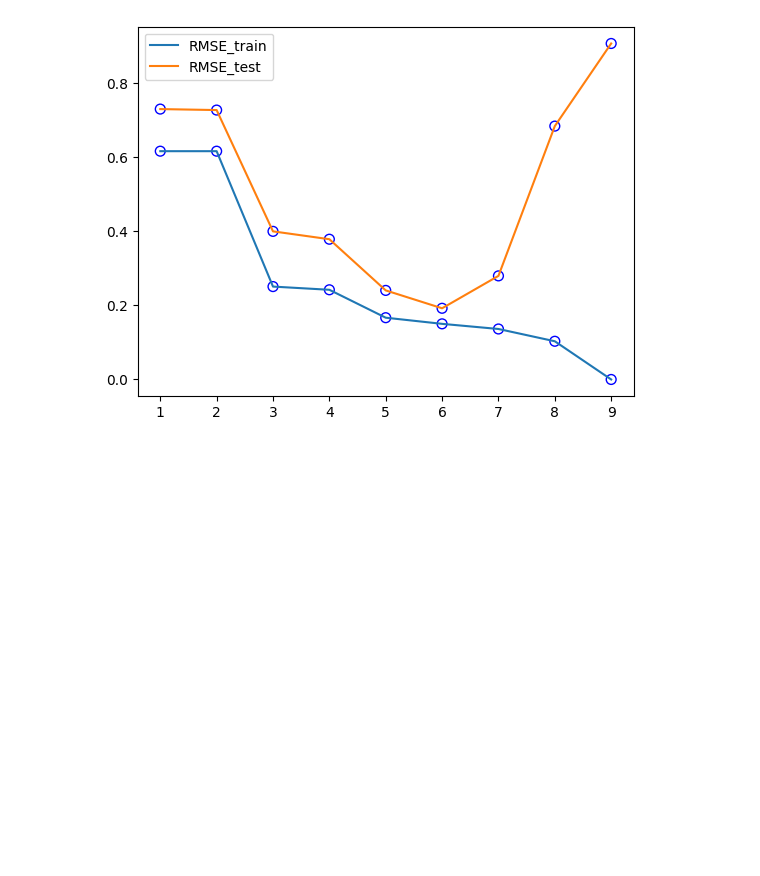
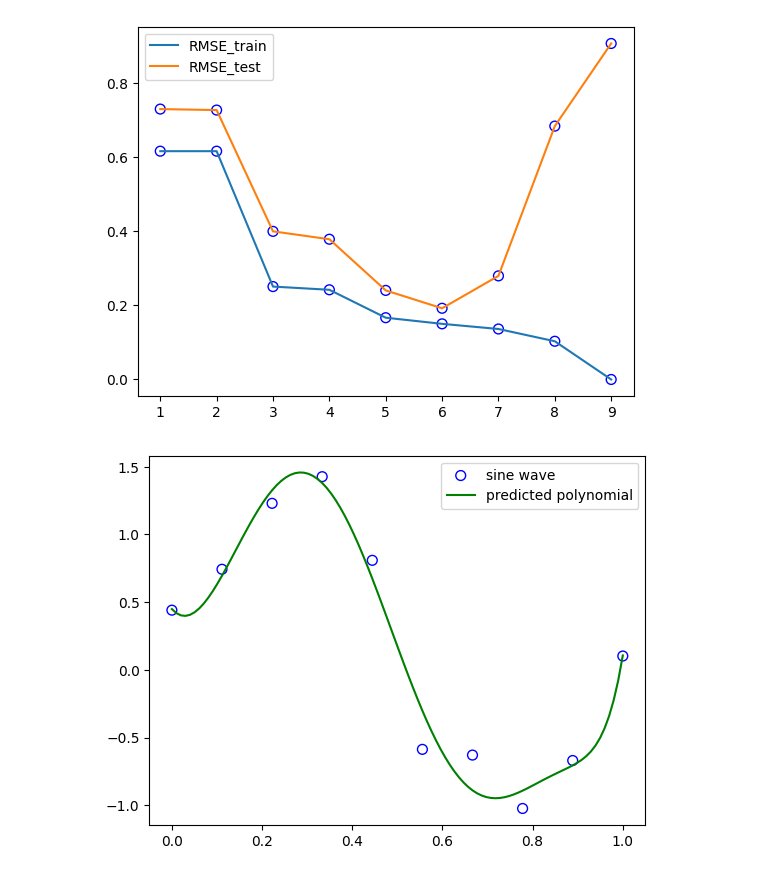
Before and after one commit to trinity652/year-of-AI, a Jupyter notebook: PRML/experiments/Chapter1.ipynb, the cells around one changed output. Saved outputs shown, nothing was run; the diff lists cells and outputs as text; code cells hidden in the pictures; blank space fills up the shorter version.

Commit message:
add rmse plots for regularized function

```diff
--- a/PRML/experiments/Chapter1.ipynb
+++ b/PRML/experiments/Chapter1.ipynb
@@ -87,7 +87,18 @@ plt.show()
 [figure]
 # %%
 # Create a function to perform polynomial regression with regularization
-def fit_polynomial_regularized(x, t, M, alpha):
+def fit_polynomial_regularized(x, t, M, alpha=np.exp(-18)):
     X = np.array([x**m for m in range(M+1)]).T # Create a Vandermonde matrix of x
-    w = np.linalg.solve(alpha*np.eye(M+1) + X.T.dot(X), X.T.dot(t)) # Solve the normal equation to get the weights
+    w = np.linalg.solve(alpha*np.eye(M+1) + X.T.dot(X), X.T.dot(t)) # Solve the normal equation to get the weights,
+    # θ=inv(X.T.X+λL).X.T.y, where L is the identity matrix with the first element set to 0
     return w
+# %%
+W = fit_polynomial_regularized(x_train, y_train, 9, np.exp(-18)) # Perform polynomial regression with M=9 and alpha=np.exp(-18)
+# If the regularization term is too large, the model will underfit the data, as illustrated when alpha=0.1
+# alpha = np.exp(-18) gives similar curves for aLL M, ie. it is a good value for alpha
+# if the regularization term is too small, the model will overfit the data, as illustrated when alpha=np.exp(-100)
+predicted_polynomial = predict_polynomial(x_test, W) # Predict the target values of the test data
+
+plot_data(x_train, y_train, x_test, predicted_polynomial, label1="sine wave", label2="predicted polynomial") # Plot the data and the predicted polynomial
+# %% [output]
+[figure, added]
```
Also changed, not shown: parts of 3 cells of this notebook.
